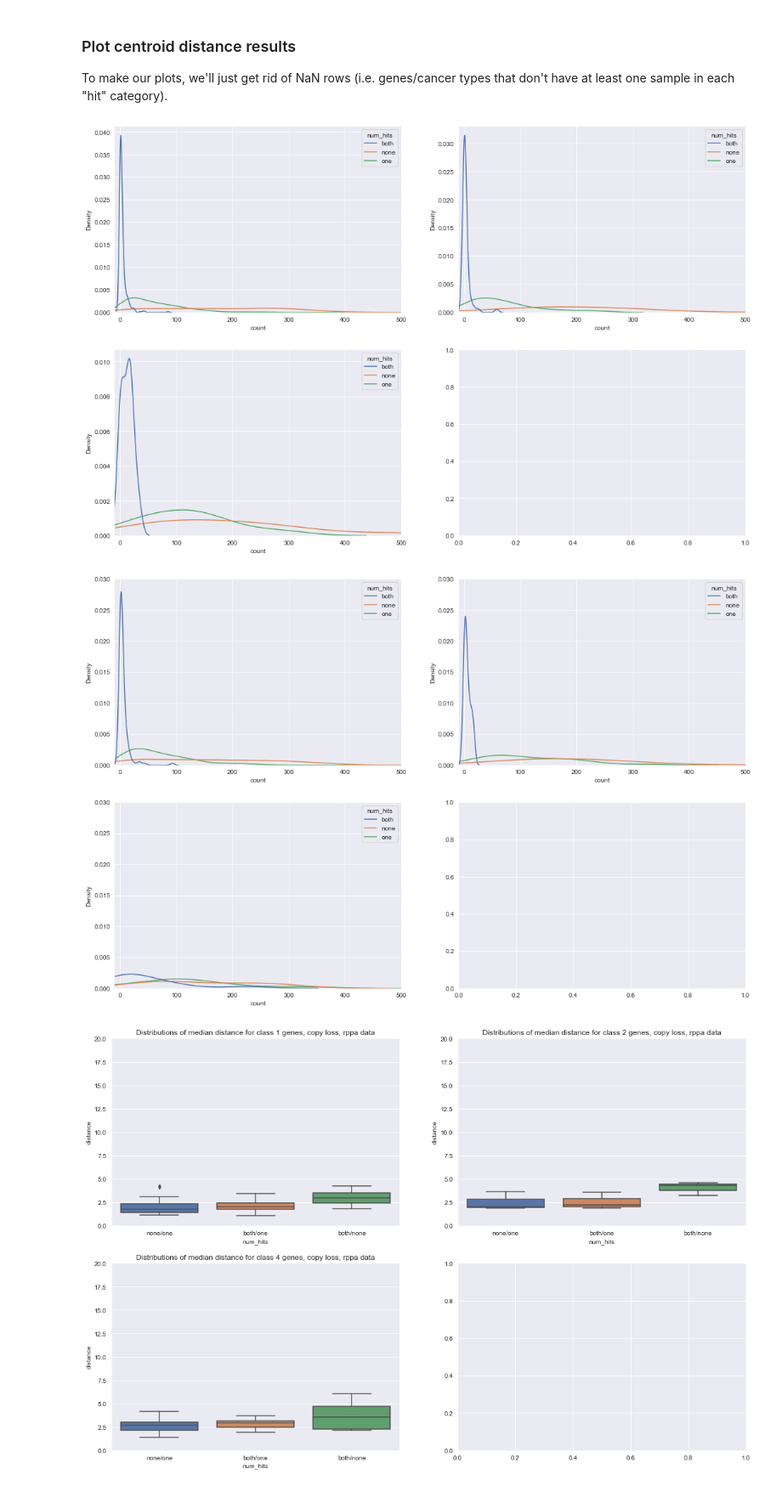
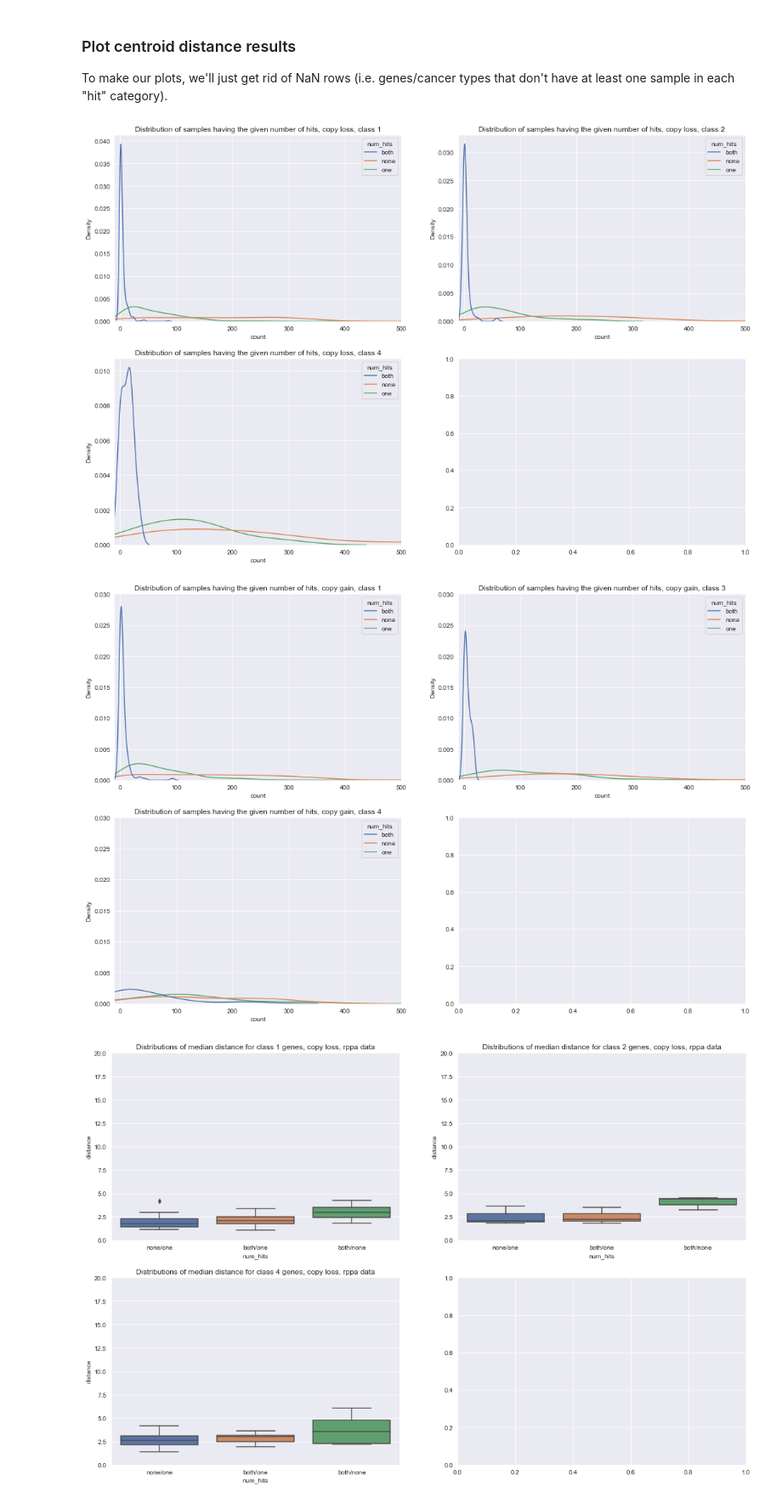
Before and after one commit to greenelab/mutation-fn, a Jupyter notebook: 5_distance_analysis/1_centroid_distance.ipynb, the cells around one changed output. Shown at 85% size. Saved outputs shown, nothing was run; the diff lists cells and outputs as text; code cells hidden in the pictures.

Commit message:
add titles and explanation to kde plots

```diff
--- a/5_distance_analysis/1_centroid_distance.ipynb
+++ b/5_distance_analysis/1_centroid_distance.ipynb
@@ -398,29 +398,35 @@ To make our plots, we'll just get rid of NaN rows (i.e. genes/cancer types that
 # %%
 sns.set({'figure.figsize': (18, 12)})
 
 fig, axarr = plt.subplots(2, 2)
 
 # plot class counts distributions for copy loss
+# we don't show class 3 genes here because they're defined based on
+# copy gain (they are shown in the next plot)
 for ix, class_name in enumerate(['class 1', 'class 2', 'class 4']):
     ax = axarr[ix // 2, ix % 2]
     # convert dataframe to long-form to plot it
     plot_df = (class_counts_loss_df[class_counts_loss_df.class_name == class_name]
       .drop(columns='class_name')
       .dropna(axis='index')
       .reset_index()
       .rename(columns={'index': 'identifier'})
       .melt(id_vars='identifier', value_name='count', var_name='num_hits')
     )
     sns.kdeplot(data=plot_df, x='count', hue='num_hits', ax=ax)
+    ax.set_title('Distribution of samples having the given number of hits, '
+                 'copy loss, {}'.format(class_name))
     ax.set_xlim(-10, 500)
 # %% [output]
-[figure, old version]
+[figure, new version]
 # %%
 sns.set({'figure.figsize': (18, 12)})
 
 fig, axarr = plt.subplots(2, 2)
 
 # plot class counts distributions for copy gain
+# we don't show class 2 genes here because they're defined based on
+# copy loss (they were shown in the last plot)
 for ix, class_name in enumerate(['class 1', 'class 3', 'class 4']):
     ax = axarr[ix // 2, ix % 2]
     # convert dataframe to long-form to plot it
@@ -432,10 +438,12 @@ for ix, class_name in enumerate(['class 1', 'class 3', 'class 4']):
       .melt(id_vars='identifier', value_name='count', var_name='num_hits')
     )
     sns.kdeplot(data=plot_df, x='count', hue='num_hits', ax=ax)
+    ax.set_title('Distribution of samples having the given number of hits, '
+                 'copy gain, {}'.format(class_name))
     ax.set_xlim(-10, 500)
     ax.set_ylim(0.0, 0.03)
 # %% [output]
-[figure, old version]
+[figure, new version]
 # %%
 sns.set({'figure.figsize': (18, 12)})
 
```
Also changed, not shown: parts of 13 cells of this notebook, 1 other file.
